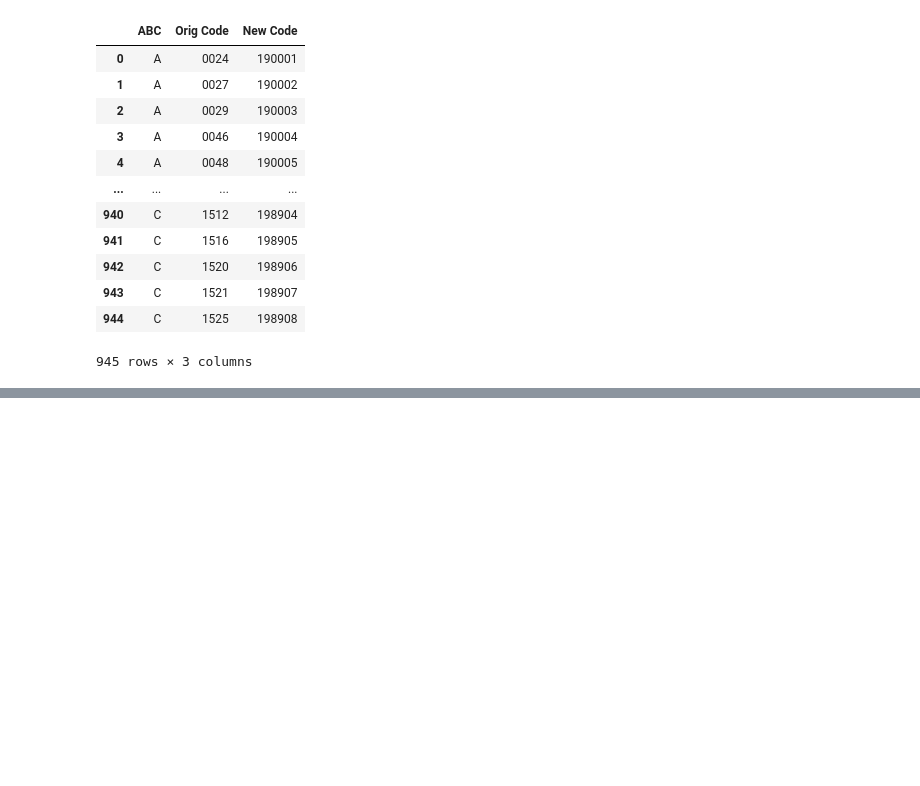
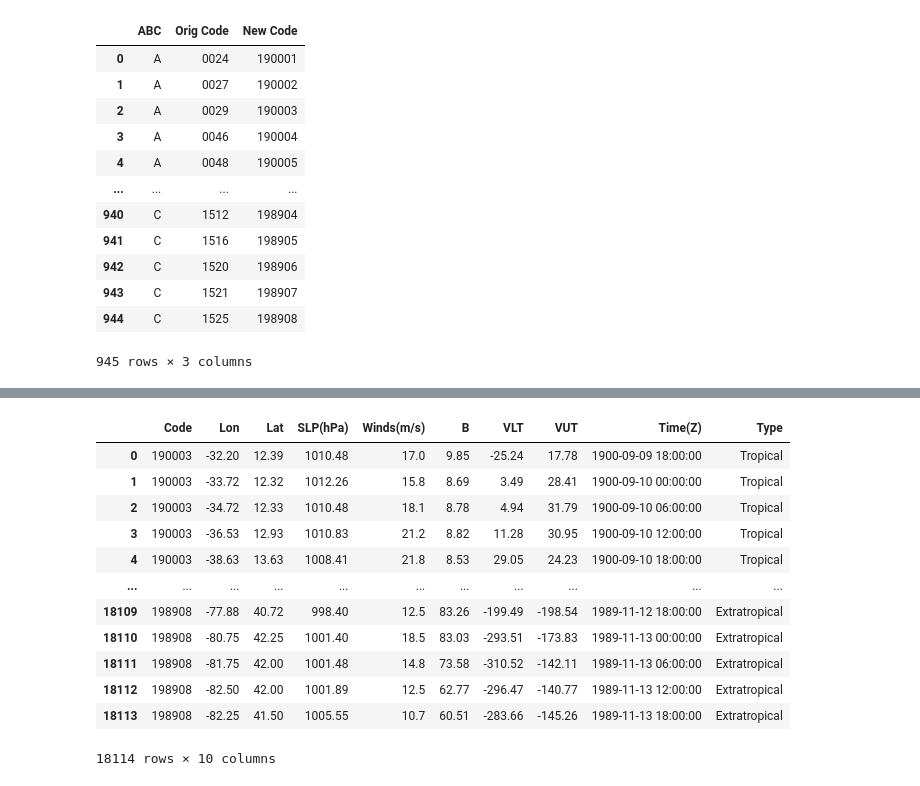
Before and after one commit to Luigi728/Penn_State_Research, a Jupyter notebook: RCP_Analysis_V2.1.ipynb, the cells around one changed output, grey strips where cells are left out. Saved outputs shown, nothing was run; the diff lists cells and outputs as text; code cells hidden in the pictures; blank space fills up the shorter version.

```diff
--- a/RCP_Analysis_V2.1.ipynb
+++ b/RCP_Analysis_V2.1.ipynb
@@ -240,0 +347,39 @@ def Create_DF_2(File, Control_Codes):
+# %%
+# Cyclone Type Based on ET Transition Algorithm
+def ET_Update(Main_DF, ET_DF):
+    Codes = ET_DF["Code"]
+    Final_DF = Main_DF[Main_DF["Code"].isin(Codes)].reset_index()
+    ET_Type = []
+    for i in range(len(Codes)):
+        Storm_DF = Final_DF[Final_DF["Code"] == Codes[i]]
+        Storm_ET_DF = ET_DF[ET_DF["Code"] == Codes[i]]
+        Time = list(Storm_DF["Time(Z)"])
+        Start_Time = list(Storm_ET_DF["Start Time"])[0]
+        End_Time = list(Storm_ET_DF["End Time"])[0]
+        for j in range(len(Time)):
+            if Time[j] < Start_Time:
+                ET_Type.append("Tropical")
+            elif Time[j] < End_Time:
+                ET_Type.append("Transition")
+            else:
+                ET_Type.append("Extratropical")
+    Final_DF["Type"] = ET_Type
+    Final_DF = Final_DF.drop("index", axis=1)
+    return (Final_DF)
+# %%
+Control_DF_Final = ET_Update(Control_DF, Control_ET_DF)
+Control_DF_Final
+# %% [output]
+|  | Code | Lon | Lat | SLP(hPa) | Winds(m/s) | B | VLT | VUT | Time(Z) | Type |
+| 0 | 190003 | -32.20 | 12.39 | 1010.48 | 17.0 | 9.85 | -25.24 | 17.78 | 1900-09-09 18:00:00 | Tropical |
+| 1 | 190003 | -33.72 | 12.32 | 1012.26 | 15.8 | 8.69 | 3.49 | 28.41 | 1900-09-10 00:00:00 | Tropical |
+| 2 | 190003 | -34.72 | 12.33 | 1010.48 | 18.1 | 8.78 | 4.94 | 31.79 | 1900-09-10 06:00:00 | Tropical |
+| 3 | 190003 | -36.53 | 12.93 | 1010.83 | 21.2 | 8.82 | 11.28 | 30.95 | 1900-09-10 12:00:00 | Tropical |
+| 4 | 190003 | -38.63 | 13.63 | 1008.41 | 21.8 | 8.53 | 29.05 | 24.23 | 1900-09-10 18:00:00 | Tropical |
+| ... | ... | ... | ... | ... | ... | ... | ... | ... | ... | ... |
+| 18109 | 198908 | -77.88 | 40.72 | 998.40 | 12.5 | 83.26 | -199.49 | -198.54 | 1989-11-12 18:00:00 | Extratropical |
+| 18110 | 198908 | -80.75 | 42.25 | 1001.40 | 18.5 | 83.03 | -293.51 | -173.83 | 1989-11-13 00:00:00 | Extratropical |
+| 18111 | 198908 | -81.75 | 42.00 | 1001.48 | 14.8 | 73.58 | -310.52 | -142.11 | 1989-11-13 06:00:00 | Extratropical |
+| 18112 | 198908 | -82.50 | 42.00 | 1001.89 | 12.5 | 62.77 | -296.47 | -140.77 | 1989-11-13 12:00:00 | Extratropical |
+| 18113 | 198908 | -82.25 | 41.50 | 1005.55 | 10.7 | 60.51 | -283.66 | -145.26 | 1989-11-13 18:00:00 | Extratropical |
+18114 rows × 10 columns
```
Also changed, not shown: parts of 12 cells of this notebook.
